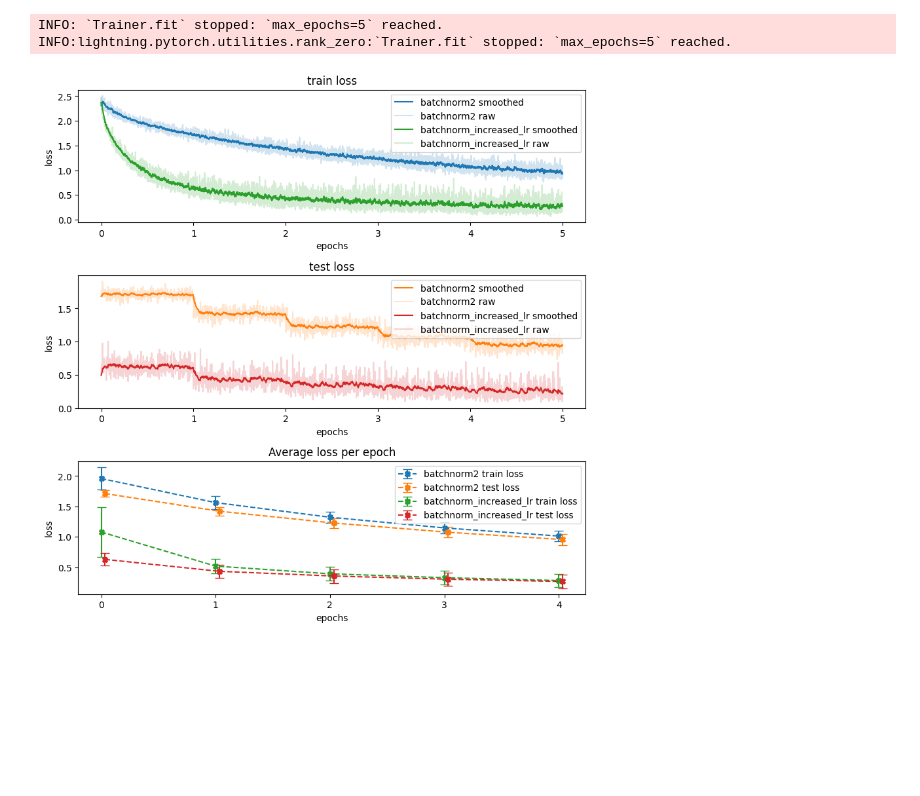
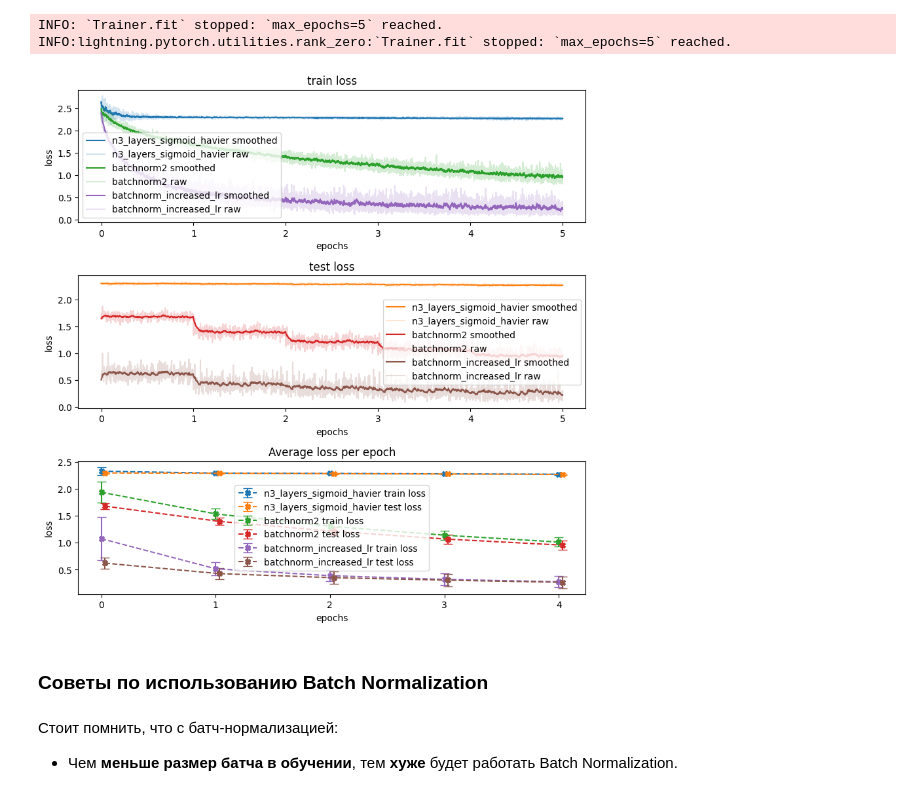
Before and after one commit to Gan4x4/cv, a Jupyter notebook: Neural_network/Batchnorm.ipynb, the cells around one changed output. Cells and saved outputs as stored; diff of their text form; code cells hidden in the pictures; blank space fills up the shorter version.

```diff
--- a/Neural_network/Batchnorm.ipynb
+++ b/Neural_network/Batchnorm.ipynb
@@ -186,0 +774,12 @@ class Pipeline(L.LightningModule):
+# %%
+class NeuralNet_Xavier(NeuralNet):
+    def __init__(self):
+        np.random.seed(42)
+        self.W1 = np.random.randn(3072, 500) * np.sqrt(1 / 3072)
+        self.W2 = np.random.randn(500, 100) * np.sqrt(1 / 500)
+        self.W3 = np.random.randn(100, 10) * np.sqrt(1 / 100)
+
+x = np.random.randn(1000, 3072) * 0.1
+
+simple_net = NeuralNet_Xavier()
+scores = simple_net.predict(x)
@@ -186,0 +850,14 @@ class Pipeline(L.LightningModule):
+# %%
+model_name = "n3_layers_sigmoid_havier"
+model = SimpleMNIST_NN(n_layers=3)
+model.apply(init_weights)
+
+# Plotting weights values of first (input) layer
+plt.figure(figsize=(12, 4))
+plt.hist(
+    list(model.layers.children())[0].weight.cpu().detach().numpy().reshape(-1), bins=100
+)
+plt.title("Weights histogram")
+plt.xlabel("values")
+plt.ylabel("counts")
+plt.show()
@@ -186,0 +866,14 @@ class Pipeline(L.LightningModule):
+# %%
+trainer = L.Trainer(
+    max_epochs=5,
+    logger=TensorBoardLogger(save_dir=f"logs/{model_name}"),
+    num_sanity_val_steps=0,
+)
+
+pipeline = Pipeline(model=model, exp_name=model_name)
+
+trainer.fit(model=pipeline, train_dataloaders=train_loader, val_dataloaders=val_loader)
+
+history = pipeline.history
+history["epoсhs"] = trainer.max_epochs
+history_plotter.add(history)
@@ -548,6 +1182,12 @@ INFO:
 INFO: `Trainer.fit` stopped: `max_epochs=5` reached.
 INFO:lightning.pytorch.utilities.rank_zero:`Trainer.fit` stopped: `max_epochs=5` reached.
 # %%
-history_plotter.plot(["batchnorm2", model_name])
+history_plotter.plot(["n3_layers_sigmoid_havier", "batchnorm2", model_name])
 # %% [output]
-[figure, old version]
+[figure, new version]
+# %% [markdown]
+### Советы по использованию Batch Normalization
+# %% [markdown]
+Стоит помнить, что с батч-нормализацией:
+
+* Чем **меньше размер батча в обучении**, тем **хуже** будет работать Batch Normalization.
```
Also changed, not shown: parts of 147 cells of this notebook, 3 other files.
